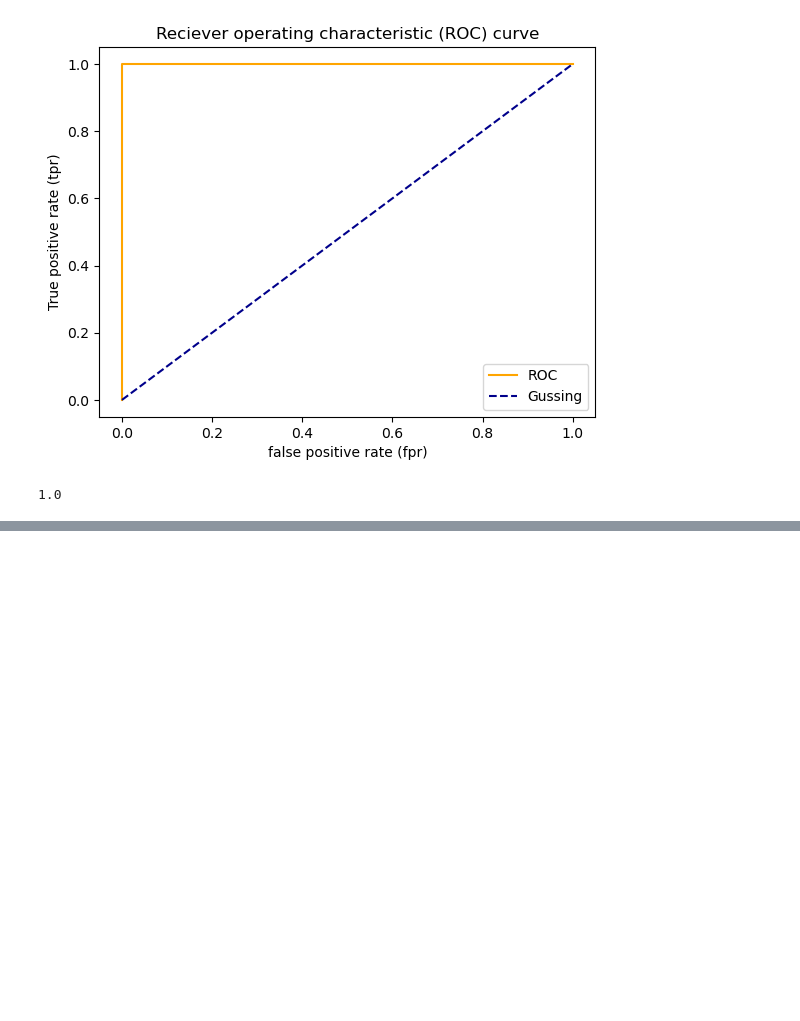
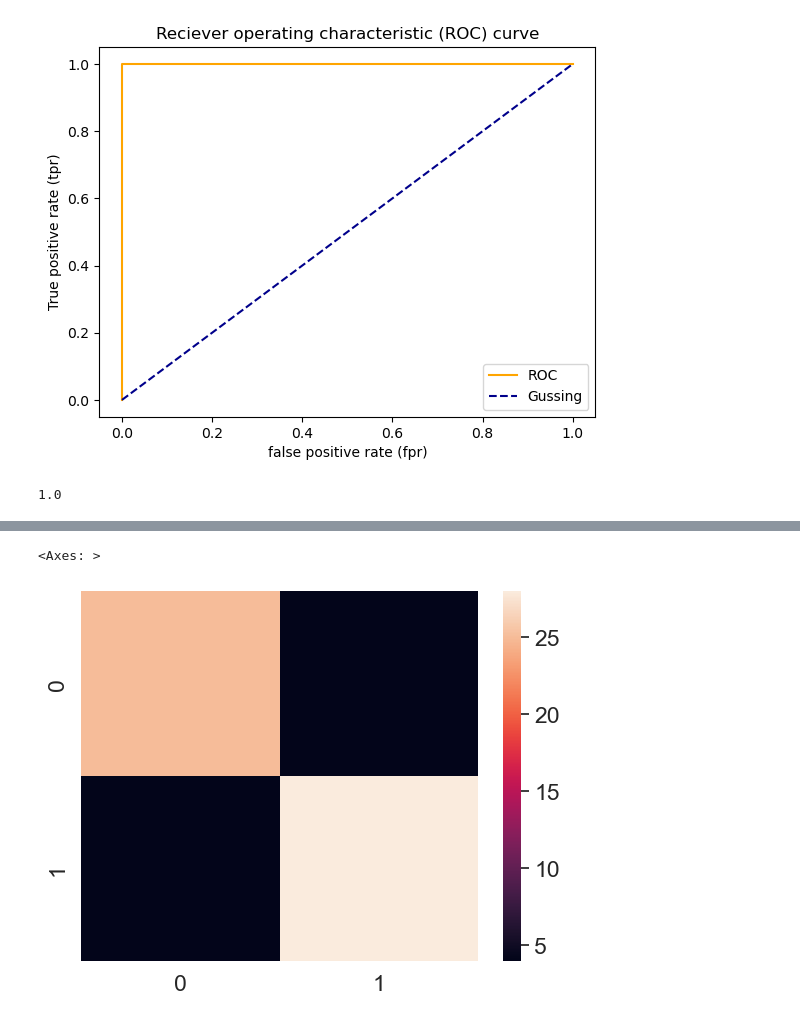
Before and after one commit to chialpp/ScikitLearn, a Jupyter notebook: scikit-learn-2.ipynb, the cells around one changed output, grey strips where cells are left out. Cells and saved outputs as stored; diff of their text form; code cells hidden in the pictures; blank space fills up the shorter version.

Commit message:
Confusion Matrix is added

```diff
--- a/scikit-learn-2.ipynb
+++ b/scikit-learn-2.ipynb
@@ -310,0 +309,6 @@ roc_auc_score(y_test,y_test)
+# %%
+from sklearn.metrics import confusion_matrix
+y_preds=model.predict(x_test)
+confusion_matrix(y_test,y_preds)
+
+# Ghotr asli jahayi hast ke predict dorost bode va ghotr farie jahayi hast ke pishbini eshtebah boode
@@ -310,0 +335,14 @@ roc_auc_score(y_test,y_test)
+# %%
+import seaborn as sns
+from sklearn.metrics import confusion_matrix
+
+# Set font Scale
+sns.set(font_scale=1.5)
+#create confusion Matrix
+conf_mat=confusion_matrix(y_test,y_preds)
+
+# Plot it using seaborn
+sns.heatmap(conf_mat)
+# %% [output]
+<Axes: >
+[figure, added]
```
Also changed, not shown: parts of 14 cells of this notebook.
